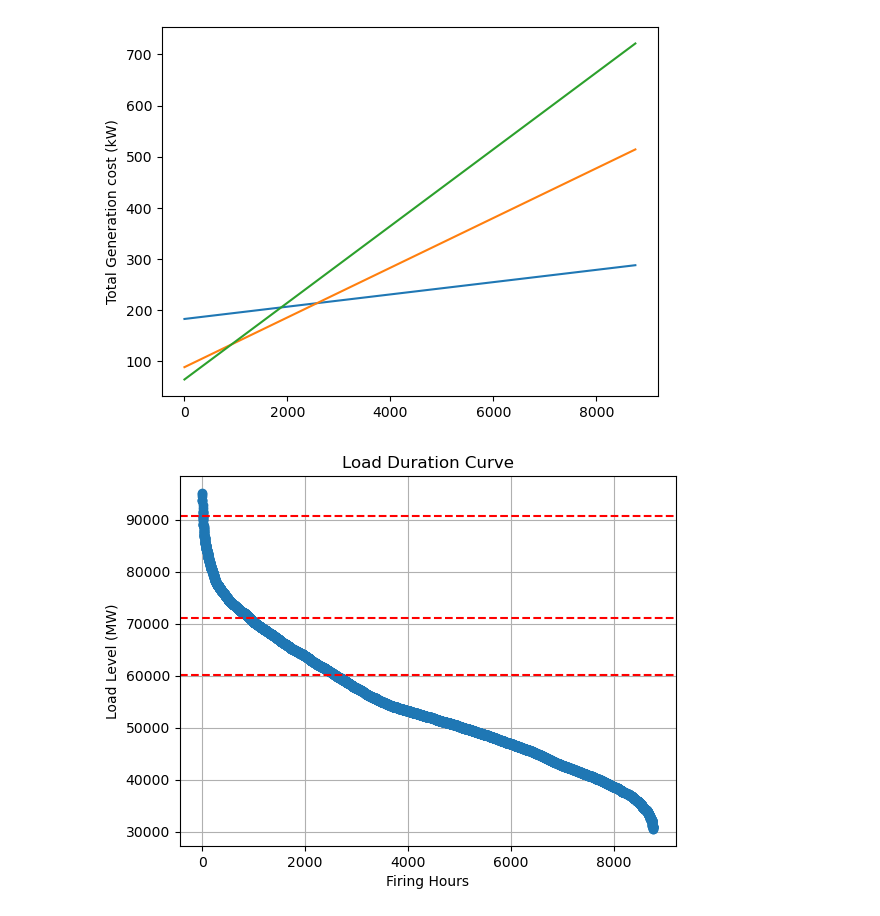
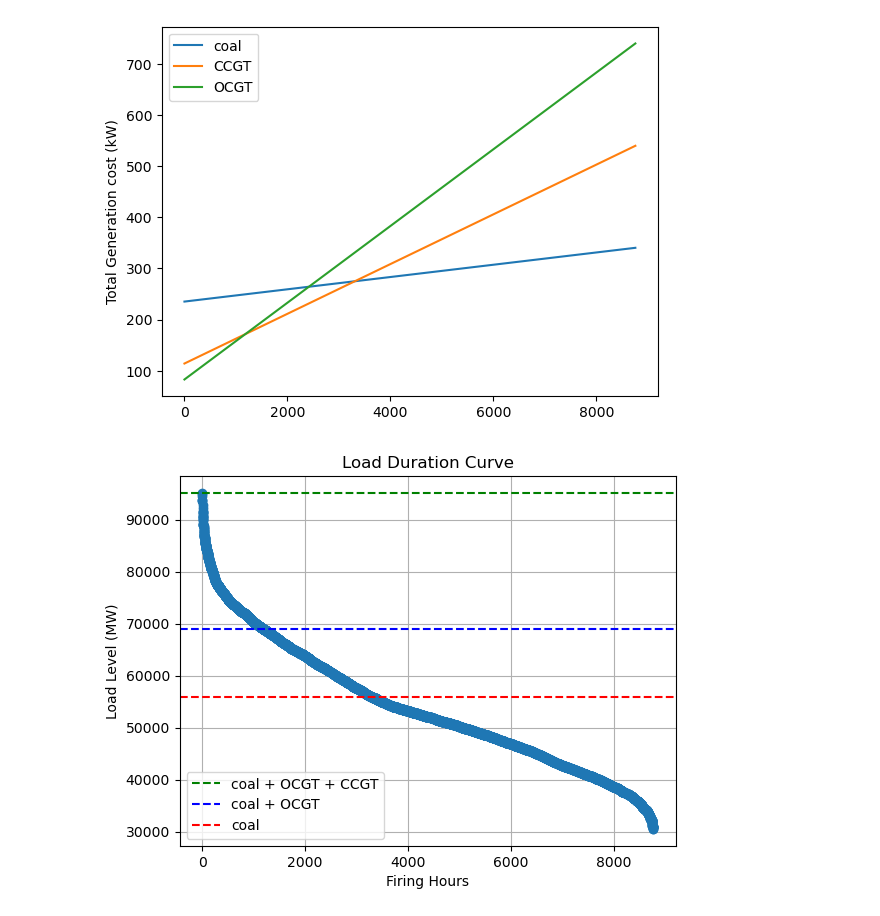
Before and after one commit to MJ-bared/LINMA2415_QEE_Project, a Jupyter notebook: curve.ipynb, the cells around one changed output. Saved outputs shown, nothing was run; the diff lists cells and outputs as text; code cells hidden in the pictures.

```diff
--- a/curve.ipynb
+++ b/curve.ipynb
@@ -13,41 +13,41 @@ sorted_data['rank'] = range(1, len(sorted_data) + 1)
 # %%
 F=[0.03*2000,0.03*950,0.03*700]
 EA=[175.2252157,85.60445144,61.91153839]
-A=[122.657651,59.92311601,43.33807688]
 plt.figure()
 x_values = np.linspace(0, 8759, 8760)
-y_values = A[0]+F[0] + 0.012 * x_values
-plt.plot(x_values, y_values, label='p1')
+y_values = EA[0]+F[0] + 0.012 * x_values
+plt.plot(x_values, y_values, label='coal')
 x_values = np.linspace(0, 8759, 8760)
-y_values = A[1]+F[1]+0.0486 *x_values
-plt.plot(x_values, y_values, label='p2')
+y_values = EA[1]+F[1]+0.0486 *x_values
+plt.plot(x_values, y_values, label='CCGT')
 x_values = np.linspace(0, 8759, 8760)
-y_values = A[2]+F[2]+0.075 * x_values
-plt.plot(x_values, y_values, label='p3')
+y_values = EA[2]+F[2]+0.075 * x_values
+plt.plot(x_values, y_values, label='OCGT')
 plt.ylabel('Total Generation cost (kW)')
+plt.legend()
 plt.show()
 # %% [output]
-[figure, old version]
+[figure, new version]
 # %%
 # Plot the load duration curve
 plt.figure()
 plt.plot(sorted_data['rank'], sorted_data['FR_load_forecast_entsoe_transparency'], marker='o', linestyle='-')
 
-
-# Valeur constante pour y
-y_value = 6.02e4
-y= 6.02e4 + 1.095e4
-y_last=6.02e4 + 1.095e4 + 1.965e4
+# Valeur constante pour y = valeur kg
+y_value = 55800
+y= 55800 + 26150 + 13200
+y_last= 55800 + 13200
 
 # Tracer la droite horizontale
-plt.axhline(y=y_value, color='r', linestyle='--')
-plt.axhline(y=y, color='r', linestyle='--')
-plt.axhline(y=y_last, color='r', linestyle='--')
+plt.axhline(y=y, color='g', linestyle='--',label='coal + OCGT + CCGT')
+plt.axhline(y=y_last, color='b', linestyle='--',label= 'coal + OCGT ')
+plt.axhline(y=y_value, color='r', linestyle='--',label="coal")
 
 plt.title('Load Duration Curve')
 plt.xlabel('Firing Hours')
 plt.ylabel('Load Level (MW)')
+plt.legend()
 plt.grid(True)
 plt.show()
 # %% [output]
-[figure, old version]
+[figure, new version]
```
Also changed, not shown: 1 other file.
